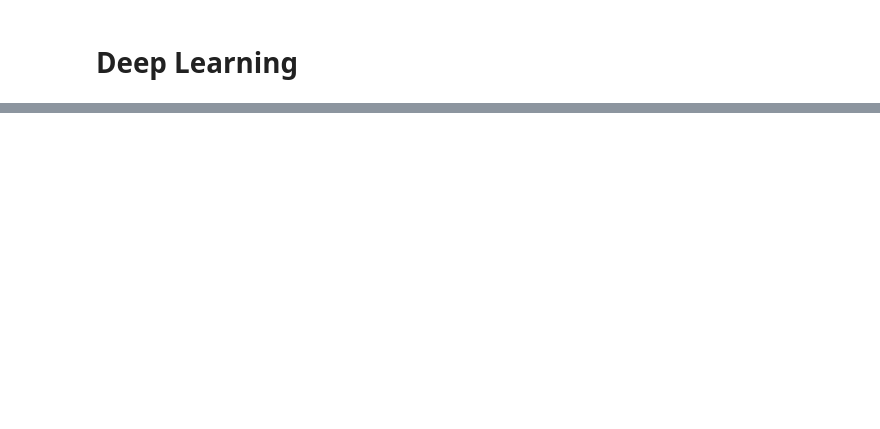
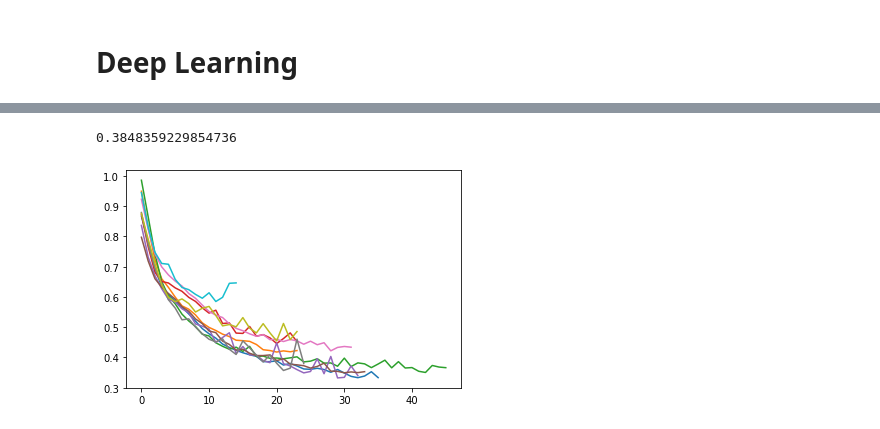
Before and after one commit to zackwwhite/UCI-Concrete-Compressive-Strength, a Jupyter notebook: UCI-Concrete-Compressive-Strength.ipynb, the cells around one changed output, grey strips where cells are left out. Cells and saved outputs as stored; diff of their text form; code cells hidden in the pictures; blank space fills up the shorter version.

```diff
--- a/UCI-Concrete-Compressive-Strength.ipynb
+++ b/UCI-Concrete-Compressive-Strength.ipynb
@@ -262 +306,11 @@ BATCH_SIZE = 9
+# %%
+sum(np.sqrt(models_eval)/len(models_eval))
+# %% [output]
+0.3848359229854736
+# %%
+for h in models_hist:
+    plt.plot(np.sqrt(h.history['val_loss']))
+plt.show()
+# %% [output]
+[figure, added]
 # %%
```
Also changed, not shown: parts of 19 cells of this notebook.
